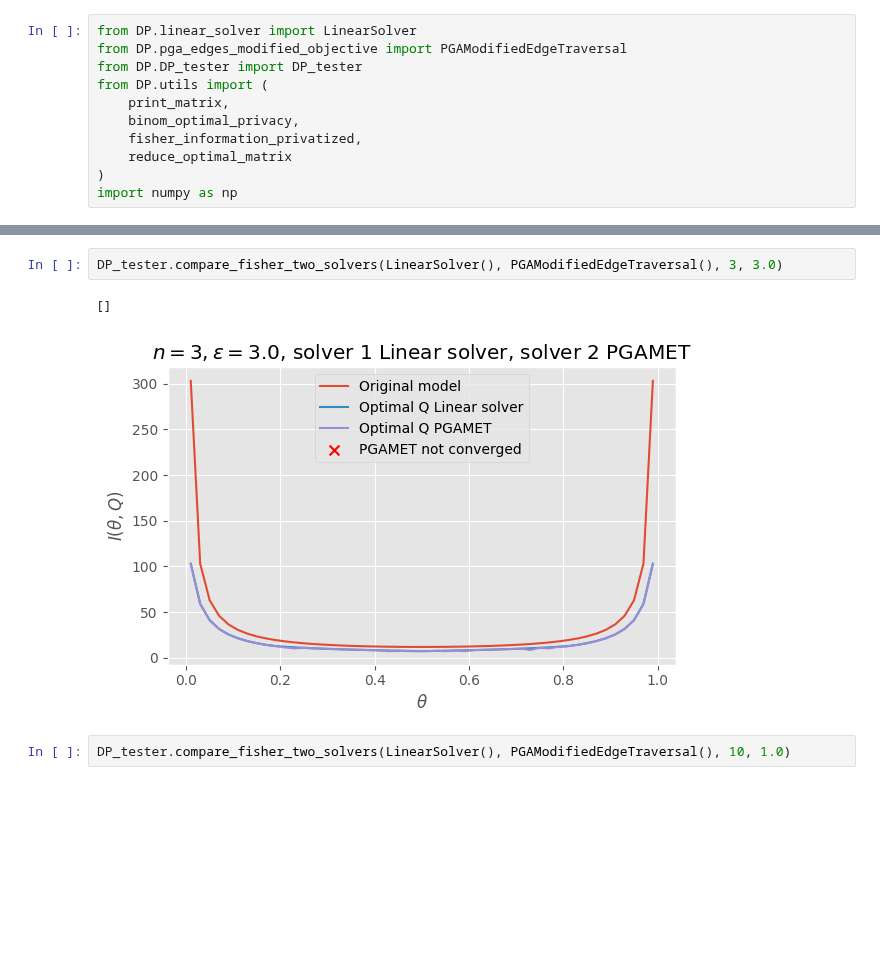
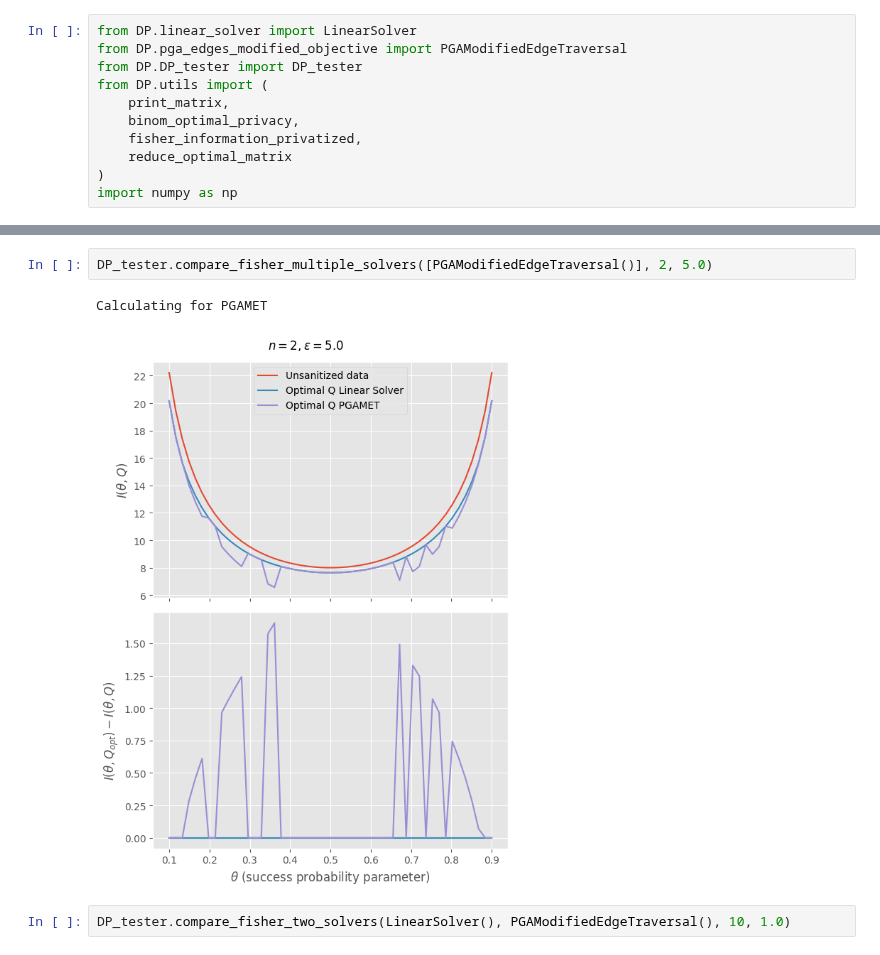
Before and after one commit to MatejVe/locally_efficient_differential_privacy, a Jupyter notebook: pgamet.ipynb, the cells around one changed output, grey strips where cells are left out. Drawn from its saved outputs; the diff is of its cells as text; blank space fills up the shorter version.

Commit message:
Add pgamet with multiple restarts

```diff
--- a/pgamet.ipynb
+++ b/pgamet.ipynb
@@ -47,8 +50,8 @@ DP_tester.compare_fisher_two_solvers(LinearSolver(), PGAModifiedEdgeTraversal(),
 # %%
-DP_tester.compare_fisher_two_solvers(LinearSolver(), PGAModifiedEdgeTraversal(), 3, 3.0)
+DP_tester.compare_fisher_multiple_solvers([PGAModifiedEdgeTraversal()], 2, 5.0)
 # %% [output]
-[]
+Calculating for PGAMET
-[figure, old version]
+[figure, new version]
 # %%
 DP_tester.compare_fisher_two_solvers(LinearSolver(), PGAModifiedEdgeTraversal(), 10, 1.0)
 # %% [output]
```
Also changed, not shown: parts of 3 cells of this notebook, 1 other file.
